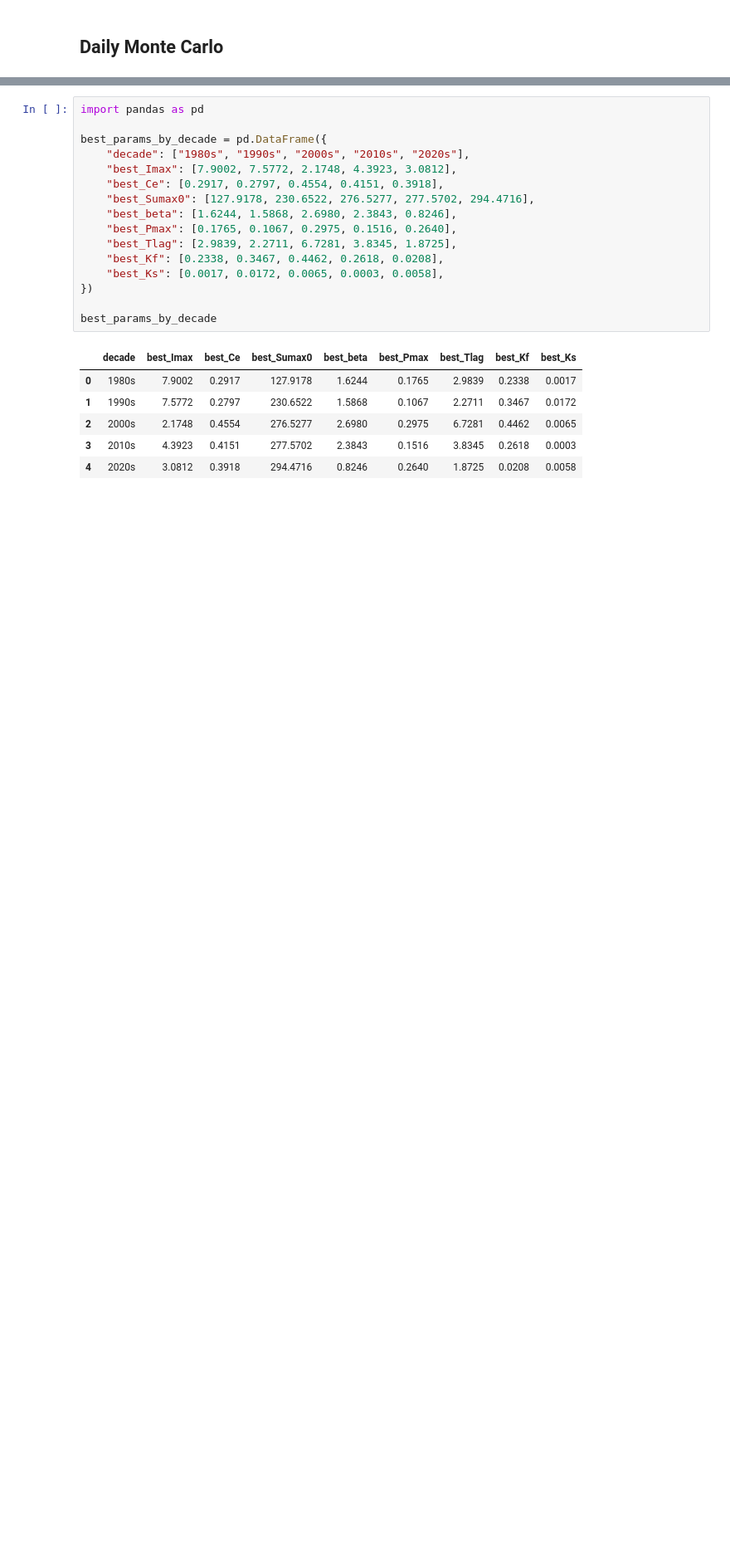
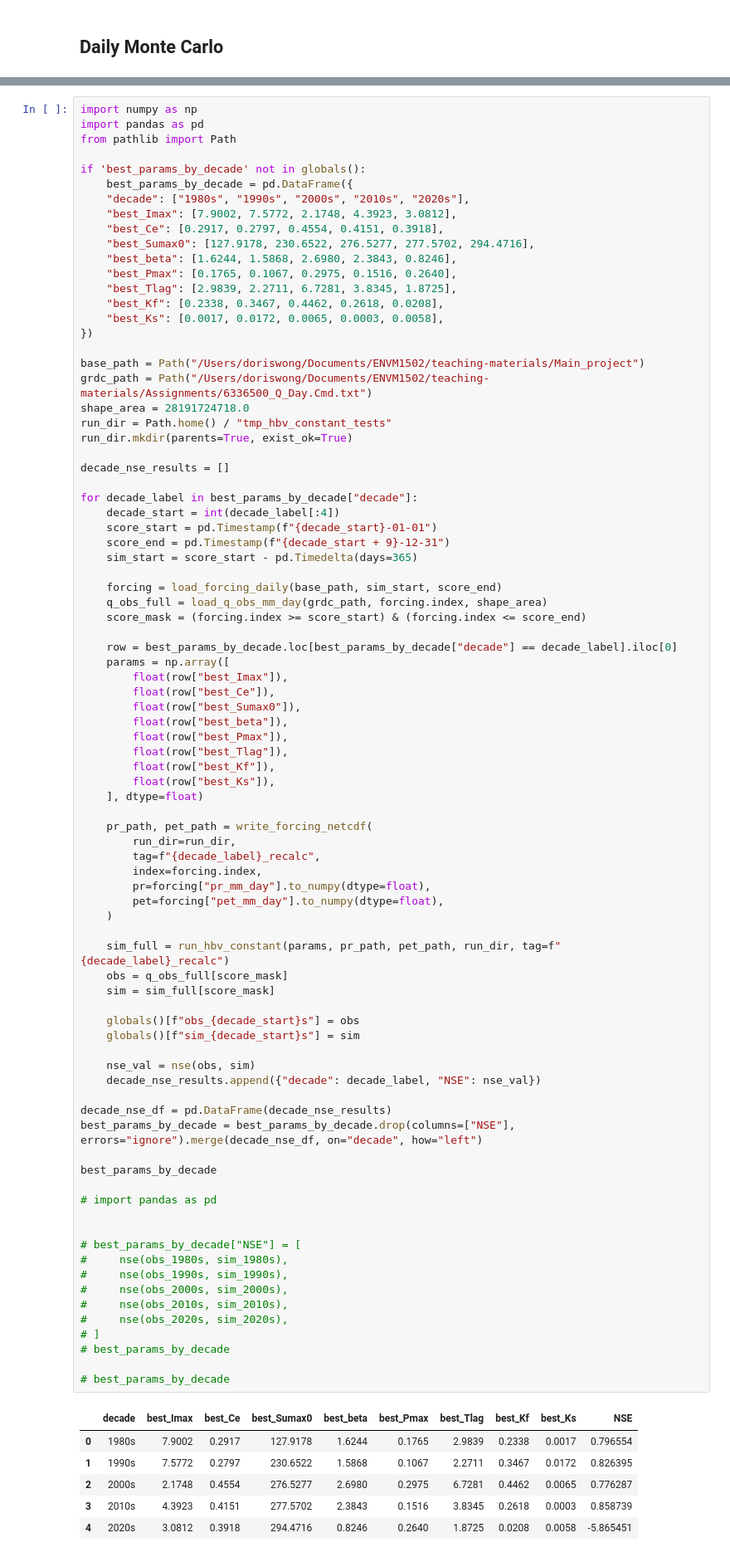
Before and after one commit to Doriswong35/teaching-materials, a Jupyter notebook: Main_project/HBV_constant_Sumax.ipynb, the cells around one changed output, grey strips where cells are left out. Shown at 83% size. Cells and saved outputs as stored; diff of their text form; blank space fills up the shorter version.

```diff
--- a/Main_project/HBV_constant_Sumax.ipynb
+++ b/Main_project/HBV_constant_Sumax.ipynb
@@ -612,26 +688,94 @@ Best parameters for each decade:
 # %%
+import numpy as np
 import pandas as pd
+from pathlib import Path
 
-best_params_by_decade = pd.DataFrame({
+if 'best_params_by_decade' not in globals():
+    best_params_by_decade = pd.DataFrame({
     "decade": ["1980s", "1990s", "2000s", "2010s", "2020s"],
     "best_Imax": [7.9002, 7.5772, 2.1748, 4.3923, 3.0812],
     "best_Ce": [0.2917, 0.2797, 0.4554, 0.4151, 0.3918],
     "best_Sumax0": [127.9178, 230.6522, 276.5277, 277.5702, 294.4716],
     "best_beta": [1.6244, 1.5868, 2.6980, 2.3843, 0.8246],
     "best_Pmax": [0.1765, 0.1067, 0.2975, 0.1516, 0.2640],
     "best_Tlag": [2.9839, 2.2711, 6.7281, 3.8345, 1.8725],
     "best_Kf": [0.2338, 0.3467, 0.4462, 0.2618, 0.0208],
     "best_Ks": [0.0017, 0.0172, 0.0065, 0.0003, 0.0058],
 })
 
+base_path = Path("/Users/doriswong/Documents/ENVM1502/teaching-materials/Main_project")
+grdc_path = Path("/Users/doriswong/Documents/ENVM1502/teaching-materials/Assignments/6336500_Q_Day.Cmd.txt")
+shape_area = 28191724718.0
+run_dir = Path.home() / "tmp_hbv_constant_tests"
+run_dir.mkdir(parents=True, exist_ok=True)
+
+decade_nse_results = []
+
+for decade_label in best_params_by_decade["decade"]:
+    decade_start = int(decade_label[:4])
+    score_start = pd.Timestamp(f"{decade_start}-01-01")
+    score_end = pd.Timestamp(f"{decade_start + 9}-12-31")
+    sim_start = score_start - pd.Timedelta(days=365)
+
+    forcing = load_forcing_daily(base_path, sim_start, score_end)
+    q_obs_full = load_q_obs_mm_day(grdc_path, forcing.index, shape_area)
+    score_mask = (forcing.index >= score_start) & (forcing.index <= score_end)
+
+    row = best_params_by_decade.loc[best_params_by_decade["decade"] == decade_label].iloc[0]
+    params = np.array([
+        float(row["best_Imax"]),
+        float(row["best_Ce"]),
+        float(row["best_Sumax0"]),
+        float(row["best_beta"]),
+        float(row["best_Pmax"]),
+        float(row["best_Tlag"]),
+        float(row["best_Kf"]),
+        float(row["best_Ks"]),
+    ], dtype=float)
+
+    pr_path, pet_path = write_forcing_netcdf(
+        run_dir=run_dir,
+        tag=f"{decade_label}_recalc",
+        index=forcing.index,
+        pr=forcing["pr_mm_day"].to_numpy(dtype=float),
+        pet=forcing["pet_mm_day"].to_numpy(dtype=float),
+    )
+
+    sim_full = run_hbv_constant(params, pr_path, pet_path, run_dir, tag=f"{decade_label}_recalc")
+    obs = q_obs_full[score_mask]
+    sim = sim_full[score_mask]
+
+    globals()[f"obs_{decade_start}s"] = obs
+    globals()[f"sim_{decade_start}s"] = sim
+
+    nse_val = nse(obs, sim)
+    decade_nse_results.append({"decade": decade_label, "NSE": nse_val})
+
+decade_nse_df = pd.DataFrame(decade_nse_results)
+best_params_by_decade = best_params_by_decade.drop(columns=["NSE"], errors="ignore").merge(decade_nse_df, on="decade", how="left")
+
 best_params_by_decade
+
+# import pandas as pd
+
+
+# best_params_by_decade["NSE"] = [
+#     nse(obs_1980s, sim_1980s),
+#     nse(obs_1990s, sim_1990s),
+#     nse(obs_2000s, sim_2000s),
+#     nse(obs_2010s, sim_2010s),
+#     nse(obs_2020s, sim_2020s),
+# ]
+# best_params_by_decade
+
+# best_params_by_decade
 # %% [output]
-|  | decade | best_Imax | best_Ce | best_Sumax0 | best_beta | best_Pmax | best_Tlag | best_Kf | best_Ks |
-| 0 | 1980s | 7.9002 | 0.2917 | 127.9178 | 1.6244 | 0.1765 | 2.9839 | 0.2338 | 0.0017 |
-| 1 | 1990s | 7.5772 | 0.2797 | 230.6522 | 1.5868 | 0.1067 | 2.2711 | 0.3467 | 0.0172 |
-| 2 | 2000s | 2.1748 | 0.4554 | 276.5277 | 2.6980 | 0.2975 | 6.7281 | 0.4462 | 0.0065 |
-| 3 | 2010s | 4.3923 | 0.4151 | 277.5702 | 2.3843 | 0.1516 | 3.8345 | 0.2618 | 0.0003 |
-| 4 | 2020s | 3.0812 | 0.3918 | 294.4716 | 0.8246 | 0.2640 | 1.8725 | 0.0208 | 0.0058 |
+|  | decade | best_Imax | best_Ce | best_Sumax0 | best_beta | best_Pmax | best_Tlag | best_Kf | best_Ks | NSE |
+| 0 | 1980s | 7.9002 | 0.2917 | 127.9178 | 1.6244 | 0.1765 | 2.9839 | 0.2338 | 0.0017 | 0.796554 |
+| 1 | 1990s | 7.5772 | 0.2797 | 230.6522 | 1.5868 | 0.1067 | 2.2711 | 0.3467 | 0.0172 | 0.826395 |
+| 2 | 2000s | 2.1748 | 0.4554 | 276.5277 | 2.6980 | 0.2975 | 6.7281 | 0.4462 | 0.0065 | 0.776287 |
+| 3 | 2010s | 4.3923 | 0.4151 | 277.5702 | 2.3843 | 0.1516 | 3.8345 | 0.2618 | 0.0003 | 0.858739 |
+| 4 | 2020s | 3.0812 | 0.3918 | 294.4716 | 0.8246 | 0.2640 | 1.8725 | 0.0208 | 0.0058 | -5.865451 |
 # %%
 import numpy as np
 import pandas as pd
```
Also changed, not shown: parts of 14 cells of this notebook, 3 other files.
